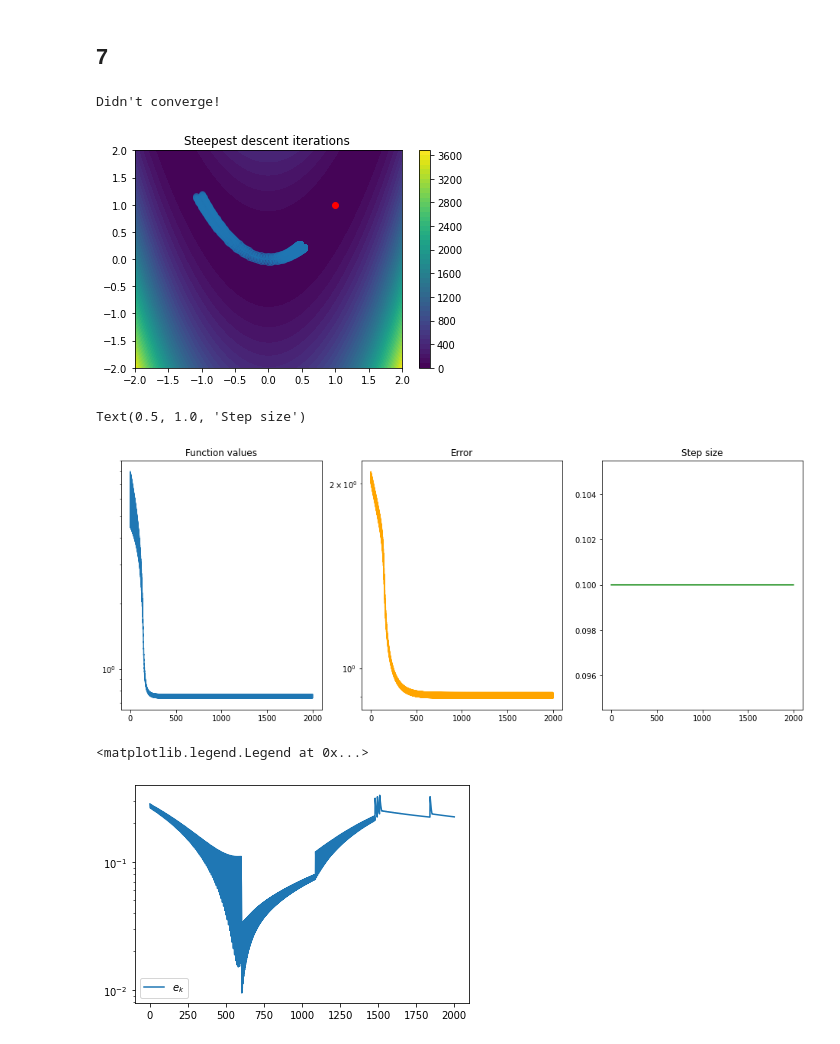
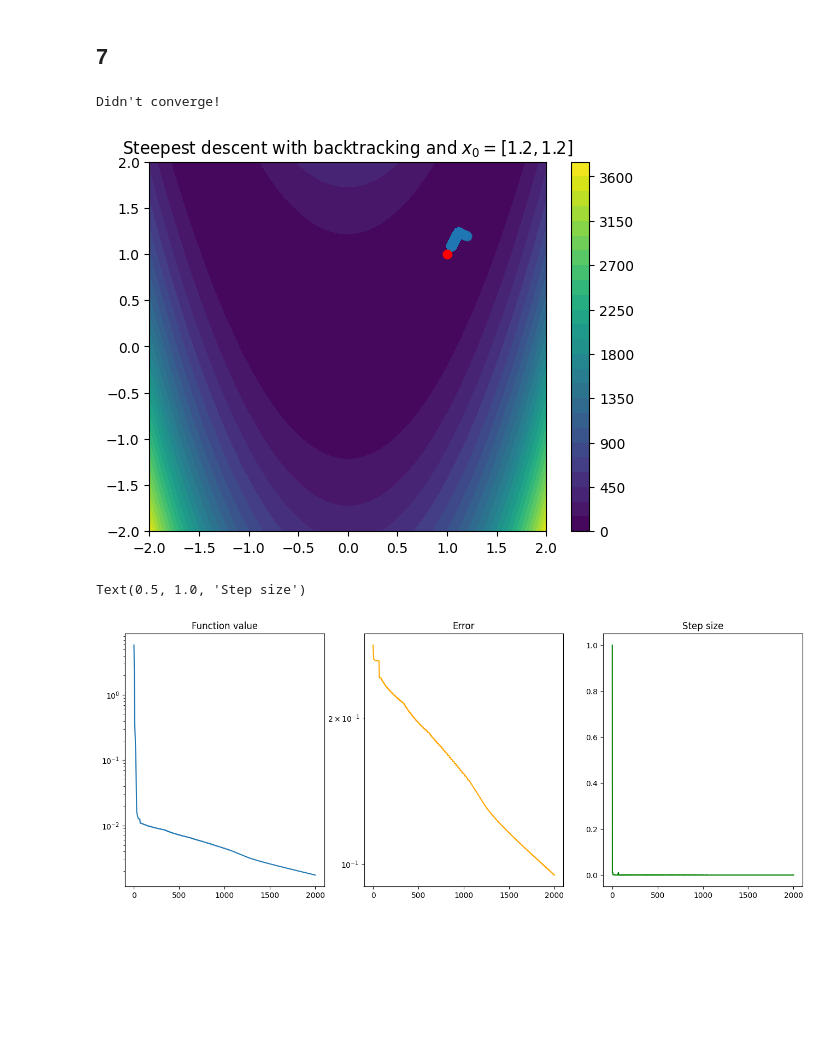
Before and after one commit to Tolsager/opt_hw1, a Jupyter notebook: asbjoern.ipynb, the cells around one changed output. Cells and saved outputs as stored; diff of their text form; code cells hidden in the pictures; blank space fills up the shorter version.

```diff
--- a/asbjoern.ipynb
+++ b/asbjoern.ipynb
@@ -8,7 +9,7 @@ import time
 (by hand) Verify that the minimizer satisfies the sufficient optimality conditions. (Hint: you can compute eigenvalues of a matrix in Matlab using the command eig).
 # %%
 f = lambda x, y: 100*(y - x**2)**2 + (1 - x)**2
-df = lambda x, y: np.array([-400*(-x**2 + y)*x - 2 + 2*x, 200 * (y - x**2)])
+df = lambda x, y: np.array([-400*x*(y - x**2) + 2 * x - 2, 200*(y - x ** 2)])
 ddf = lambda x, y: np.array([[1200*x**2 - 400*y + 2, -400*x], [-400*x, 200]])
 # %% [markdown]
 The sufficient optimality conditions for a minimizer are
@@ -71,39 +73,49 @@ The two plots convey the same information, however, the scale makes it quite har
 ## 7
 # %%
 def steepest_descent(f, fd, x0, tol, max_iter,alpha=1, backtrack = True):
+    start = time.time()
     xstar = np.array([1,1])
     c = 0.8
-    rho = 0.5
+    rho = 0.1
+    converge = False
 
     x = np.array(x0)
 
-    stats = {'k': [0], 'fxk': [f(*x)], 'ek': [np.linalg.norm(xstar - x)], 'alphak': [alpha], 'xk': [x], 'x_star': 0}
+    stats = {'k': [0], 'fxk': [f(*x)], 'ek': [np.linalg.norm(xstar - x)], 'alphak': [alpha],
+              'xk': [x], 'x_star': 0, 'it_time': [], 'time': 0}
 
     for i in range(max_iter):
+        start_iter = time.time()
         pk = -fd(*x)/np.linalg.norm(fd(*x))
 
         if backtrack:
             alpha = 1
             left = f(*(x + alpha * pk))
-            right = f(*x) - c*alpha*fd(*x).T@pk
+            right = f(*x) + c*alpha*fd(*x).T@pk
             # Backtracking - evaluate function at each half-decreasing alpha
-            while left > right:
+            while left > right: #and df(*(x + alpha* pk)).T@pk >= 0.9*fd(*x).T@pk:
                 alpha = alpha*rho
-                left = f(*(x + alpha* pk))
+                left = f(*(x + alpha * pk))
+                right = f(*x) + c*alpha*fd(*x).T@pk
 
-
-        x = x - alpha* (fd(*x)/np.linalg.norm(fd(*x)))
+        x = x + alpha*pk
         stats['k'].append(i+1)
         stats['fxk'].append(f(*x))
         stats['ek'].append(np.linalg.norm(xstar - x))
         stats['alphak'].append(alpha)
         stats['xk'].append(x)
-        if np.linalg.norm(fd(*x)) < tol:
+        end_iter = time.time()
+        stats['it_time'].append(end_iter - start_iter)
+        if np.linalg.norm(fd(*x), np.inf) < tol:
             stats["x_star"] = x
+            converge = True
             print("Converged!")
             break
 
-    if stats["x_star"] == 0:
+    if not converge:
         print("Didn't converge!")
         stats["x_star"] = stats["xk"][-1]
+    end = time.time()
+    stats["time"] = end - start
+    stats["it_time"] = np.mean(stats["it_time"])
     return stats
@@ -113,33 +122,29 @@ logdf = lambda x, y: np.array([(-400*(-x**2 + y)*x - 2 + 2 * x)/(100*(y - x**2)*
 # %%
-SD_stats = steepest_descent(f, df, [-1,1.2], 1e-8, 2000, alpha=0.1, backtrack = False)
+alpha, backtrack, x0 = 1, True, [1.2,1.2]
 
-cont = create_contour_sympy(expr, (x,y), (-2,2), (-2,2), 50)
+SD_stats = steepest_descent(f, df, [1.2,1.2], 1e-8, 2000, alpha=alpha, backtrack = backtrack)
+cont = create_contour_sympy(expr, (x,y), (-2,2), (-2,2), 25)
+
+plt.colorbar(cont)
+plt.title("Steepest descent $\\alpha = {}$ and $x_0 = {}$".format(alpha, x0)) if not backtrack else plt.title("Steepest descent with backtracking and $x_0 = {}$".format(x0))
+plt.plot([x[0] for x in SD_stats["xk"]], [x[1] for x in SD_stats["xk"]], 'o-', alpha=0.8)
 plt.plot(1,1, 'ro')
-plt.colorbar(cont)
-plt.title("Steepest descent iterations ")
-plt.plot([x[0] for x in SD_stats["xk"]], [x[1] for x in SD_stats["xk"]], 'o-', alpha=0.5)
 plt.show()
 
 fig, (ax1, ax2, ax3) = plt.subplots(1, 3, figsize=(16,6))
 ax1.semilogy(SD_stats["k"], SD_stats["fxk"])
 #ax1.legend(["$f(x_k)$"])
-ax1.set_title("Function values")
+ax1.set_title("Function value")
 
 ax2.semilogy(SD_stats["k"], SD_stats["ek"], c="orange")
 #ax2.legend(["$e_k$"])
 ax2.set_title("Error")
 
 ax3.plot(SD_stats["k"], SD_stats["alphak"], c="green")
 #ax3.legend(["$\\alpha_k$"])
 ax3.set_title("Step size")
 # %% [output]
 Didn't converge!
-[figure, old version]
+[figure, new version]
 Text(0.5, 1.0, 'Step size')
-[figure, old version]
+[figure, new version]
-# %%
-plt.semilogy(SD_stats["k"], SD_stats["ek"])
-plt.legend(["$e_k$"])
-# %% [output]
-<matplotlib.legend.Legend at 0x...>
-[figure, removed]
```
Also changed, not shown: parts of 20 cells of this notebook.
